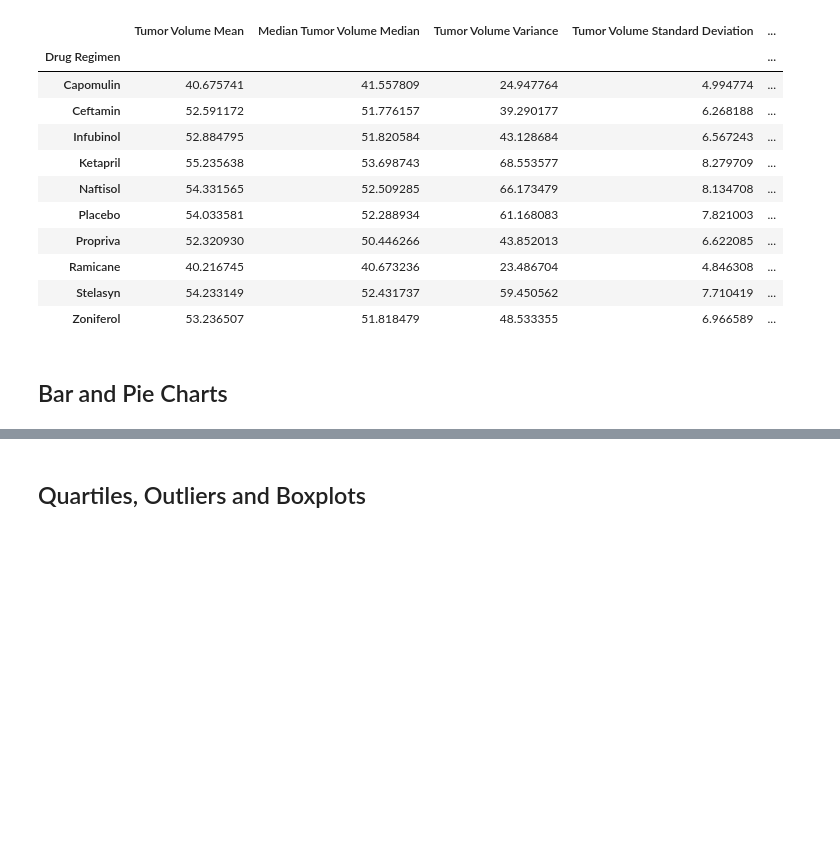
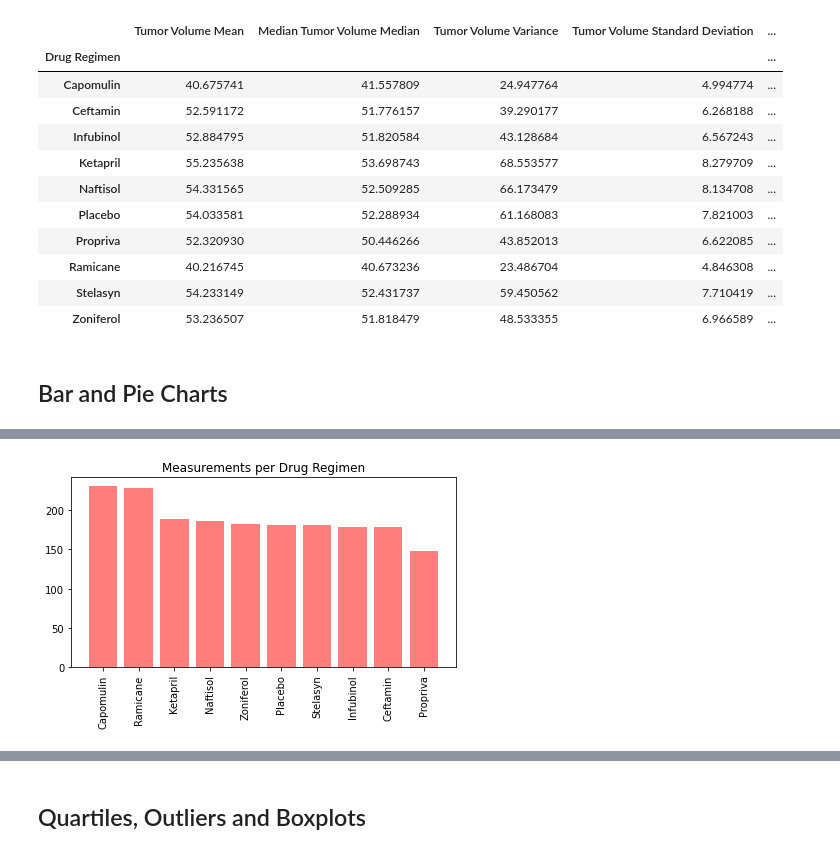
Before and after one commit to pammeyer80/matplotlib-challenge, a Jupyter notebook: Pymaceuticals/pymaceuticals_starter.ipynb, the cells around one changed output, grey strips where cells are left out. Cells and saved outputs as stored; diff of their text form; code cells hidden in the pictures; blank space fills up the shorter version.

```diff
--- a/Pymaceuticals/pymaceuticals_starter.ipynb
+++ b/Pymaceuticals/pymaceuticals_starter.ipynb
@@ -136,2 +146,12 @@ summary_df
 # %%
 # Generate a bar plot showing the total number of measurements taken on each drug regimen using pyplot.
+x_axis = drug_counts_df.index
+
+plt.bar(x_axis, drug_counts_df["Drug Regimen"], color="r", alpha=0.5, align = "center")
+
+plt.title("Measurements per Drug Regimen")
+plt.xticks(rotation="vertical")
+plt.tight_layout()
+plt.show()
+# %% [output]
+[figure, added]
```
Also changed, not shown: parts of 5 cells of this notebook.
